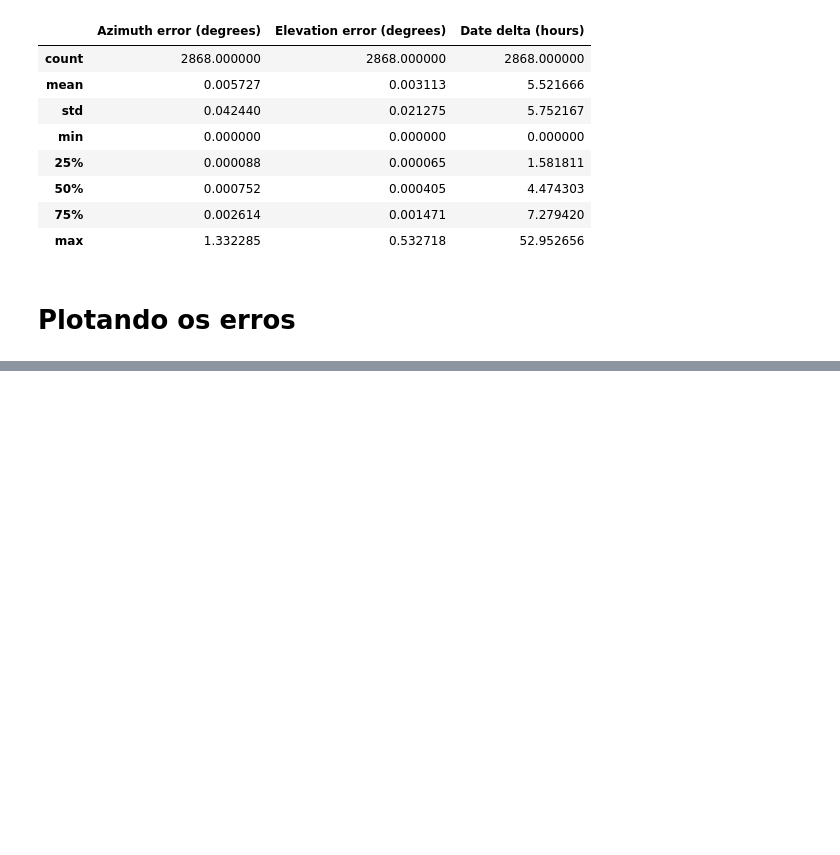
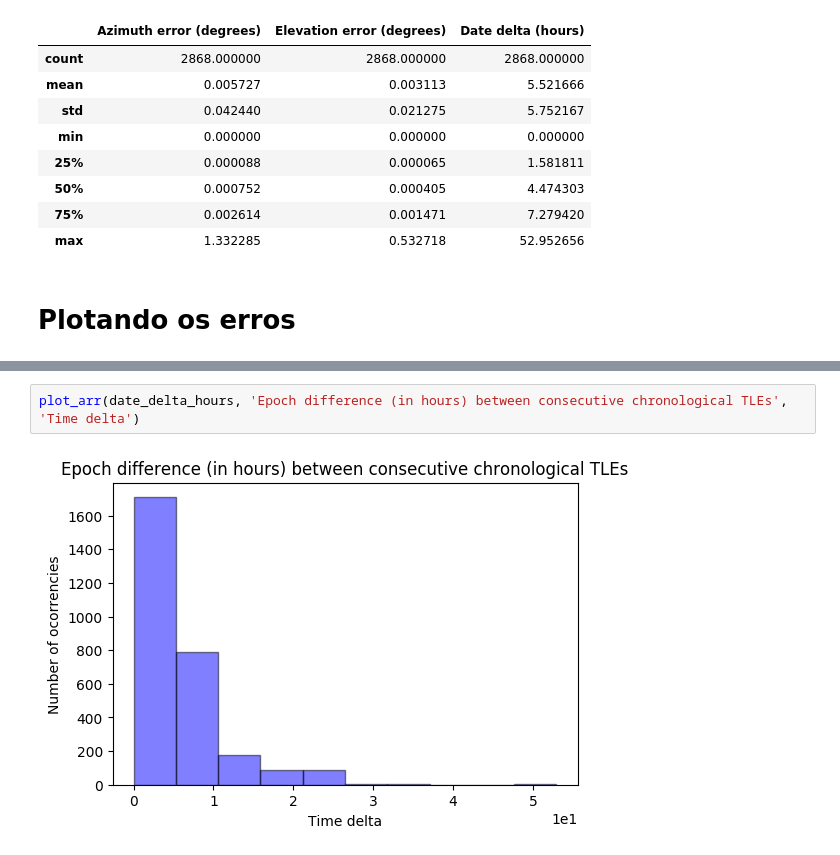
Before and after one commit to PI2-sunflower/satellite-tracker, a Jupyter notebook: notebooks/Estimating TLE error.ipynb, the cells around one changed output, grey strips where cells are left out. Drawn from its saved outputs; the diff is of its cells as text; blank space fills up the shorter version.

```diff
--- a/notebooks/Estimating TLE error.ipynb
+++ b/notebooks/Estimating TLE error.ipynb
@@ -98,0 +108,4 @@ plt.show()
+# %%
+plot_arr(date_delta_hours, 'Epoch difference (in hours) between consecutive chronological TLEs', 'Time delta')
+# %% [output]
+[figure, added]
```
Also changed, not shown: parts of 4 cells of this notebook, 2 other files.
